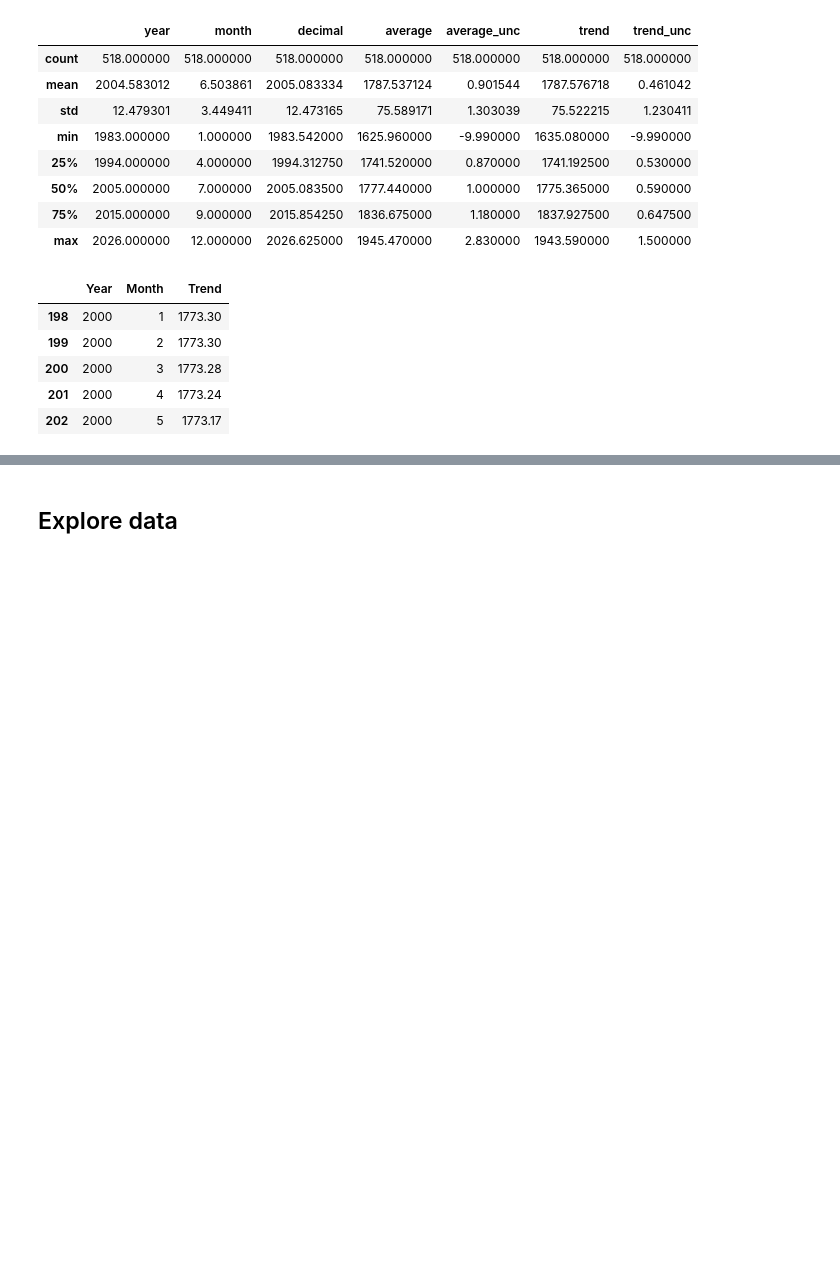
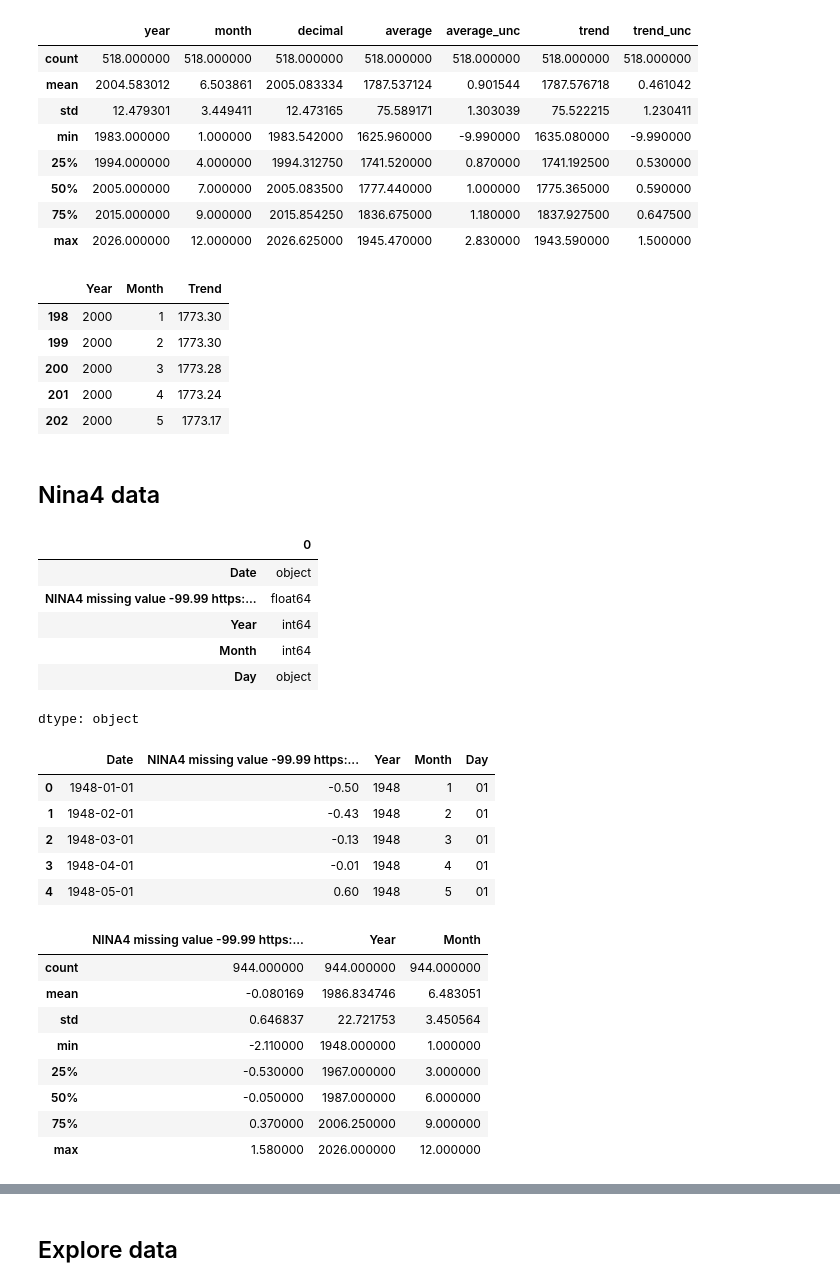
Before and after one commit to cjulianan/DS_3001_Semester_Project, a Jupyter notebook: notebook.ipynb, the cells around one changed output, grey strips where cells are left out. Drawn from its saved outputs; the diff is of its cells as text; code cells hidden in the pictures; blank space fills up the shorter version.

Commit message:
Cleaned Nina4 data

```diff
--- a/notebook.ipynb
+++ b/notebook.ipynb
@@ -172,3 +180,34 @@ display(CH4_data_cleaned.head(5))
 | 200 | 2000 | 3 | 1773.28 |
 | 201 | 2000 | 4 | 1773.24 |
 | 202 | 2000 | 5 | 1773.17 |
+# %% [markdown]
+## Nina4 data
+# %%
+# Overview of Nina4 Data
+Nina4_datatype = Nina4_data.dtypes
+display(Nina4_datatype)
+display(Nina4_data.head(5))
+display(Nina4_data.describe())
+# %% [output]
+|  | 0 |
+| Date | object |
+| NINA4 missing value -99.99 https:... | float64 |
+| Year | int64 |
+| Month | int64 |
+| Day | object |
+dtype: object
+|  | Date | NINA4 missing value -99.99 https:... | Year | Month | Day |
+| 0 | 1948-01-01 | -0.50 | 1948 | 1 | 01 |
+| 1 | 1948-02-01 | -0.43 | 1948 | 2 | 01 |
+| 2 | 1948-03-01 | -0.13 | 1948 | 3 | 01 |
+| 3 | 1948-04-01 | -0.01 | 1948 | 4 | 01 |
+| 4 | 1948-05-01 | 0.60 | 1948 | 5 | 01 |
+|  | NINA4 missing value -99.99 https:... | Year | Month |
+| count | 944.000000 | 944.000000 | 944.000000 |
+| mean | -0.080169 | 1986.834746 | 6.483051 |
+| std | 0.646837 | 22.721753 | 3.450564 |
+| min | -2.110000 | 1948.000000 | 1.000000 |
+| 25% | -0.530000 | 1967.000000 | 3.000000 |
+| 50% | -0.050000 | 1987.000000 | 6.000000 |
+| 75% | 0.370000 | 2006.250000 | 9.000000 |
+| max | 1.580000 | 2026.000000 | 12.000000 |
```
Also changed, not shown: parts of 3 cells of this notebook.
